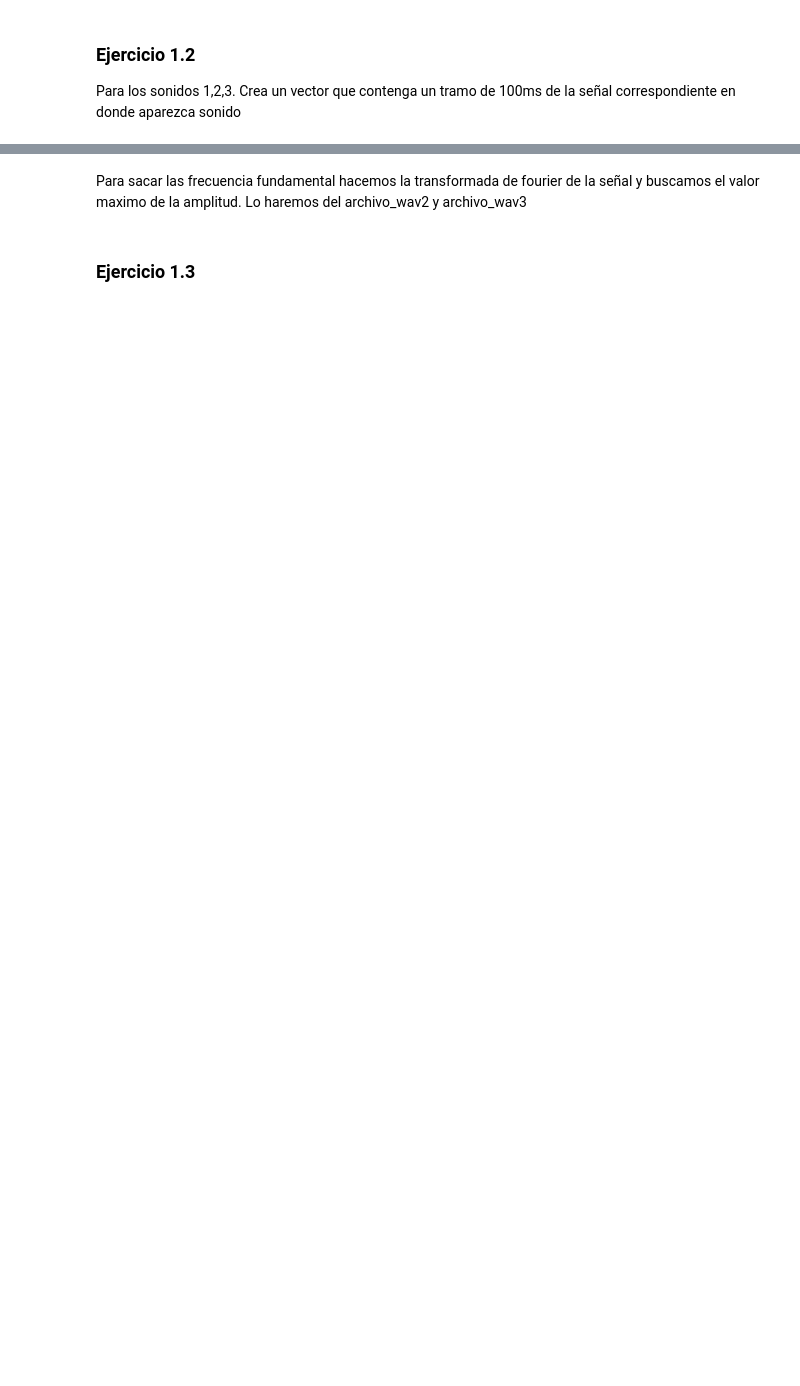
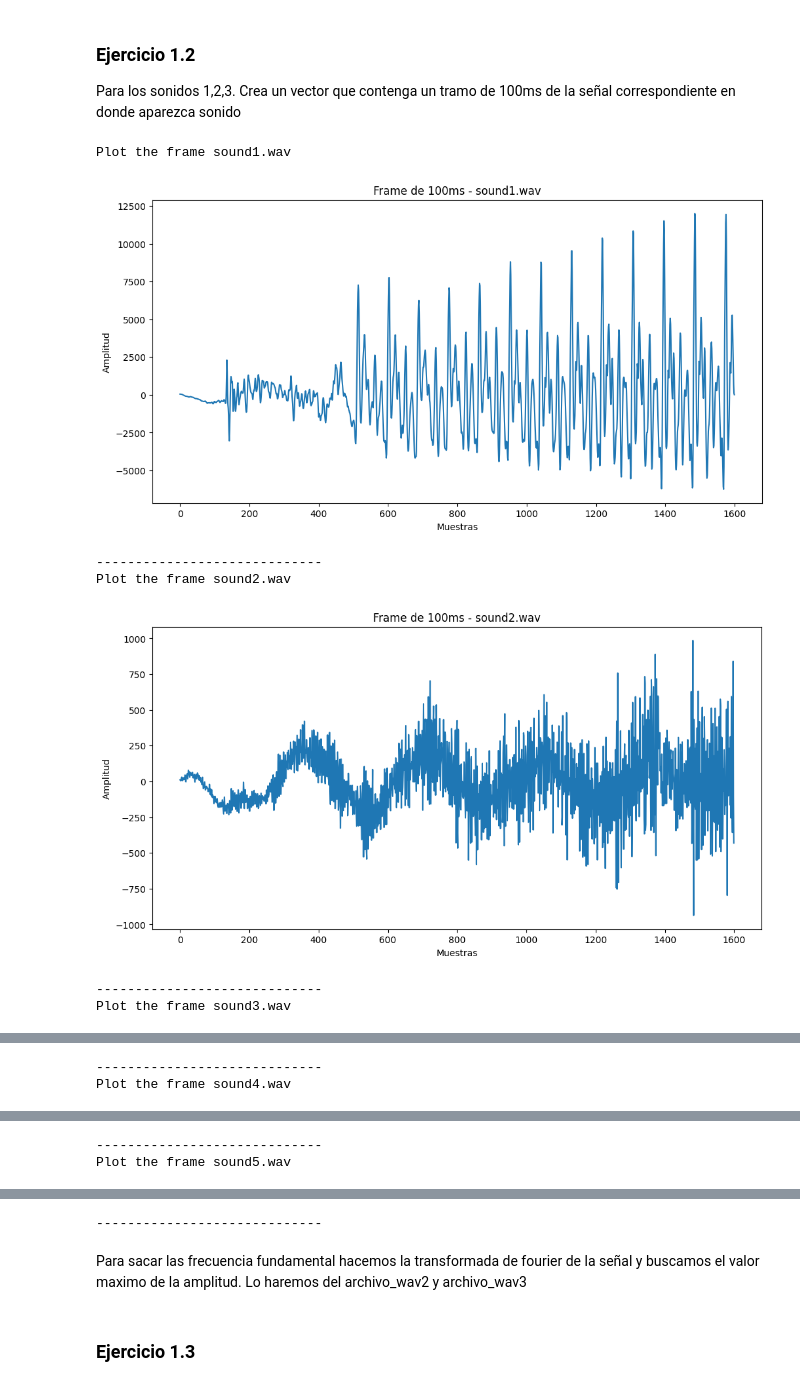
Before and after one commit to oscarjibou/University_projects, a Jupyter notebook: P1/main.ipynb, the cells around one changed output, grey strips where cells are left out. Saved outputs shown, nothing was run; the diff lists cells and outputs as text; code cells hidden in the pictures; blank space fills up the shorter version.

```diff
--- a/P1/main.ipynb
+++ b/P1/main.ipynb
@@ -61,11 +81,18 @@ Para los sonidos 1,2,3. Crea un vector que contenga un tramo de
 100ms de la señal correspondiente en donde aparezca sonido
 # %%
 # List of audio files
-audio_files_only_three = [archivo_wav1, archivo_wav2, archivo_wav3]
+audio_files_only_three = [archivo_wav1, archivo_wav2, archivo_wav3, archivo_wav4, archivo_wav5]
 
+rango_muestras = {
+    archivo_wav1: [12500,]
+    archivo_wav2: [9000,]
+    archivo_wav3: [100,]
+    archivo_wav4: [15000,]
+    archivo_wav5: [12300]
+}
 
 for archivo_wav in audio_files_only_three:
-    # Get the sample rate and data
+# Get the sample rate and data
     frecuencia_muestreo, datos = wavfile.read(archivo_wav)
 
     # Calculate how many samples are in 100ms
@@ -82,30 +109,52 @@ for archivo_wav in audio_files_only_three:
 
     #fourier transform
     fourier = np.fft.fft(frame)
     n = len(frame)
     fourier = fourier[0:int(n/2)]
     fourier = fourier / float(n)
     frecuencia = np.fft.fftfreq(n, d=1.0/frecuencia_muestreo)
     frecuencia = frecuencia[0:int(n/2)]
     # plt.figure(figsize=(12, 6))
     # plt.plot(frecuencia, np.abs(fourier))
     # plt.title('Fourier transform of the frame - {}'.format(archivo_wav))
     # plt.xlabel('Frecuencia [Hz]')
     # plt.ylabel('Amplitud')
     # plt.show()
 
     #print the frecuency value when the amplitude is the highest
     max_value = np.max(np.abs(fourier))
     max_index = np.where(np.abs(fourier) == max_value)
     print(f'\nfrecuencia fundamental es: {frecuencia[max_index]}')
 
 
+for archivo_wav in audio_files_only_three:
+    # Get the sample rate and data
+    frecuencia_muestreo, datos = wavfile.read(archivo_wav)
+
+    # Get the sample range
+    start_sample = rango_muestras[archivo_wav]
+    end_sample = start_sample + int(frecuencia_muestreo * 0.1)
+
+    # Create the frame vector
+    frame = datos[start_sample:end_sample]
+
+    print(f'Plot the frame {archivo_wav}')
+    print(f'* la frecuencia fundamental es {frecuencia_fundamental}')
+
     # Plot the frame
     plt.figure(figsize=(12, 6))
     plt.plot(frame)
     plt.title('Frame de 100ms - {}'.format(archivo_wav))
     plt.xlabel('Muestras')
     plt.ylabel('Amplitud')
     plt.show()
 
     print("-----------------------------")
+# %% [output]
+Plot the frame sound1.wav
+[figure, added]
+-----------------------------
+Plot the frame sound2.wav
+[figure, added]
+-----------------------------
+Plot the frame sound3.wav
@@ -111,0 +162,2 @@ for archivo_wav in audio_files_only_three:
+-----------------------------
+Plot the frame sound4.wav
@@ -111,0 +165,2 @@ for archivo_wav in audio_files_only_three:
+-----------------------------
+Plot the frame sound5.wav
@@ -112,3 +168,4 @@ for archivo_wav in audio_files_only_three:
+-----------------------------
 # %% [markdown]
 Para sacar las frecuencia fundamental hacemos la transformada de fourier de la señal y buscamos el valor maximo de la amplitud. Lo haremos del archivo_wav2 y archivo_wav3
 # %%
```
Also changed, not shown: parts of 3 cells of this notebook.
